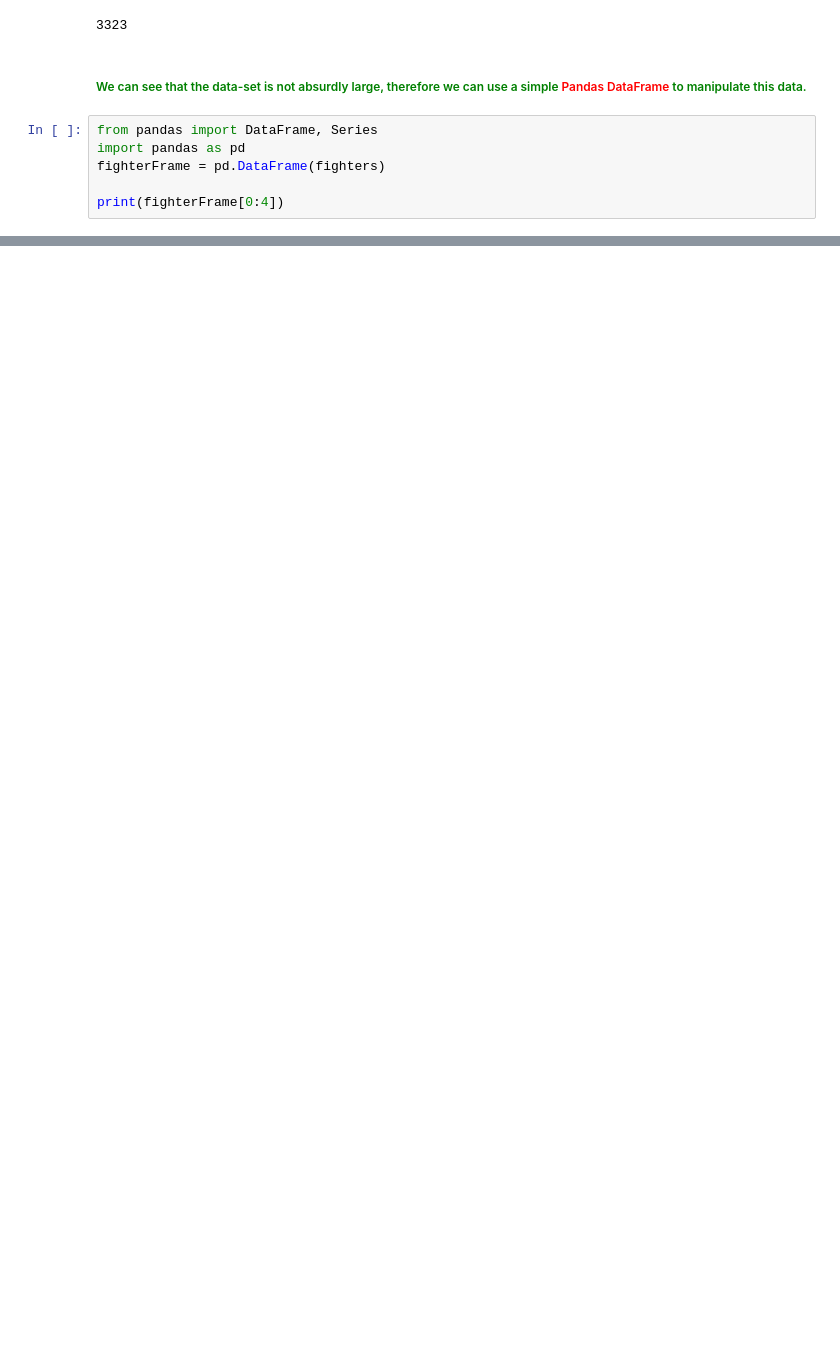
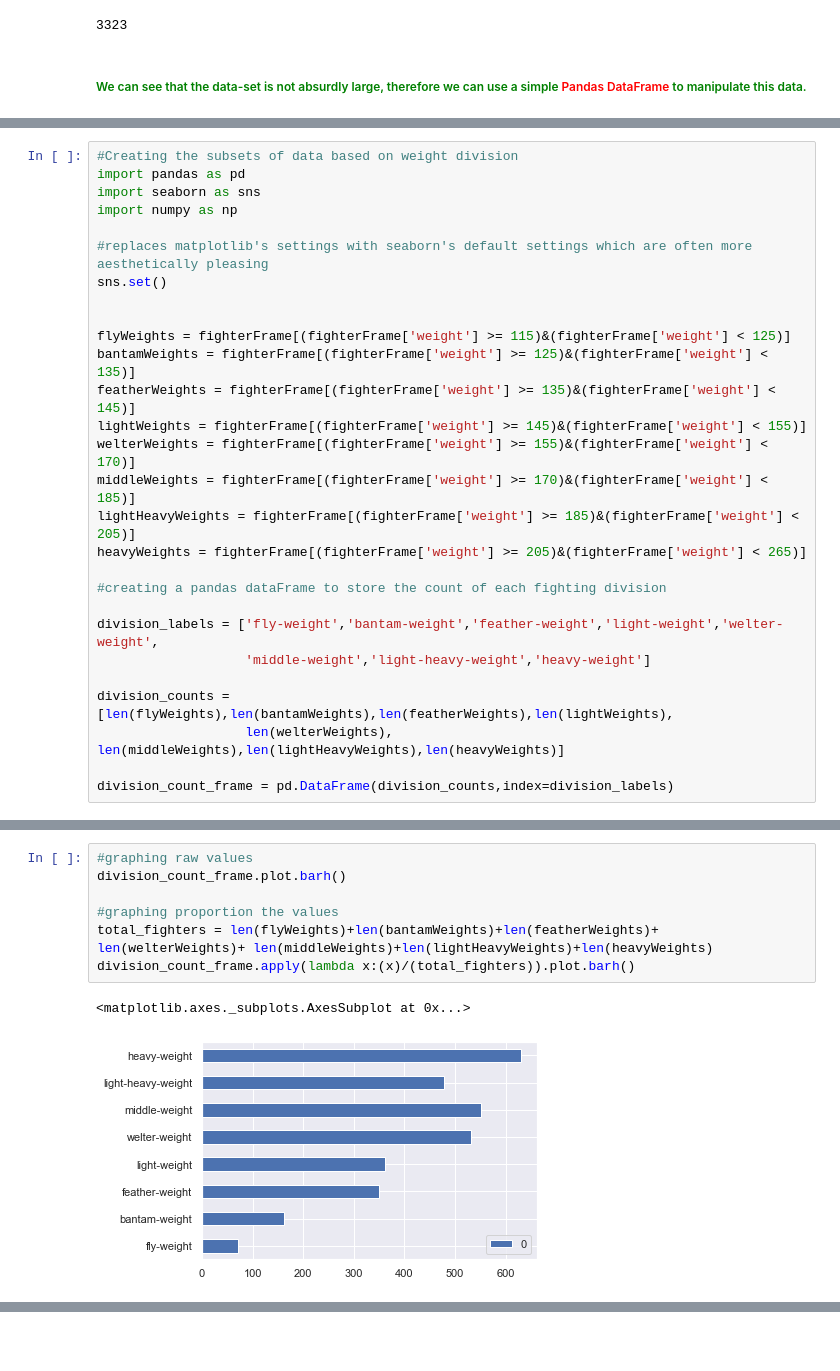
Before and after one commit to egarcia11/ufc_data_analysis, a Jupyter notebook: notebooks/basic_analysis.ipynb, the cells around one changed output, grey strips where cells are left out. Drawn from its saved outputs; the diff is of its cells as text; blank space fills up the shorter version.

```diff
--- a/notebooks/basic_analysis.ipynb
+++ b/notebooks/basic_analysis.ipynb
@@ -21,9 +26,3 @@ len(fighters)
     We can see that the data-set is not absurdly large, therefore
     we can use a simple <a style="color:red"> Pandas DataFrame </a> to manipulate this data.
 </h6>
-# %%
-from pandas import DataFrame, Series
-import pandas as pd
-fighterFrame = pd.DataFrame(fighters)
-
-print(fighterFrame[0:4])
@@ -187,0 +45,28 @@ subCounts.plot(kind='barh', rot=0)
+# %%
+#Creating the subsets of data based on weight division
+import pandas as pd
+import seaborn as sns
+import numpy as np
+
+#replaces matplotlib's settings with seaborn's default settings which are often more aesthetically pleasing
+sns.set()
+
+
+flyWeights = fighterFrame[(fighterFrame['weight'] >= 115)&(fighterFrame['weight'] < 125)]
+bantamWeights = fighterFrame[(fighterFrame['weight'] >= 125)&(fighterFrame['weight'] < 135)]
+featherWeights = fighterFrame[(fighterFrame['weight'] >= 135)&(fighterFrame['weight'] < 145)]
+lightWeights = fighterFrame[(fighterFrame['weight'] >= 145)&(fighterFrame['weight'] < 155)]
+welterWeights = fighterFrame[(fighterFrame['weight'] >= 155)&(fighterFrame['weight'] < 170)]
+middleWeights = fighterFrame[(fighterFrame['weight'] >= 170)&(fighterFrame['weight'] < 185)]
+lightHeavyWeights = fighterFrame[(fighterFrame['weight'] >= 185)&(fighterFrame['weight'] < 205)]
+heavyWeights = fighterFrame[(fighterFrame['weight'] >= 205)&(fighterFrame['weight'] < 265)]
+
+#creating a pandas dataFrame to store the count of each fighting division
+
+division_labels = ['fly-weight','bantam-weight','feather-weight','light-weight','welter-weight',
+                   'middle-weight','light-heavy-weight','heavy-weight']
+
+division_counts = [len(flyWeights),len(bantamWeights),len(featherWeights),len(lightWeights),
+                   len(welterWeights), len(middleWeights),len(lightHeavyWeights),len(heavyWeights)]
+
+division_count_frame = pd.DataFrame(division_counts,index=division_labels)
@@ -187,0 +80,10 @@ subCounts.plot(kind='barh', rot=0)
+# %%
+#graphing raw values
+division_count_frame.plot.barh()
+
+#graphing proportion the values
+total_fighters = len(flyWeights)+len(bantamWeights)+len(featherWeights)+ len(welterWeights)+ len(middleWeights)+len(lightHeavyWeights)+len(heavyWeights)
+division_count_frame.apply(lambda x:(x)/(total_fighters)).plot.barh()
+# %% [output]
+<matplotlib.axes._subplots.AxesSubplot at 0x...>
+[figure, added]
```
Also changed, not shown: parts of 40 cells of this notebook.
